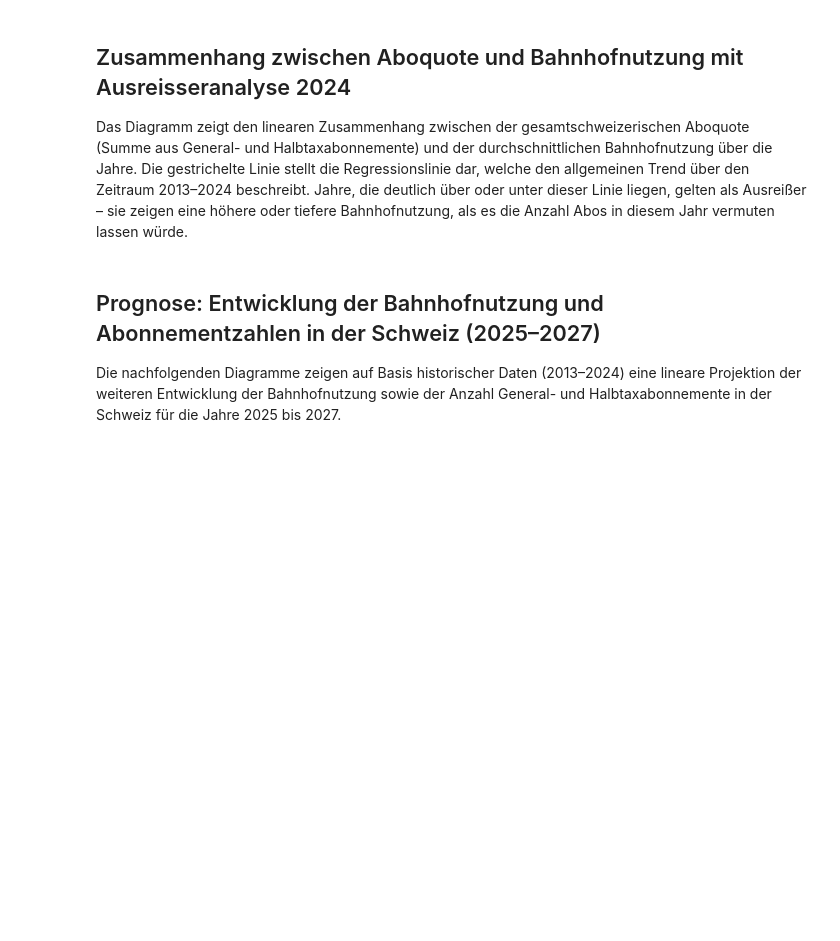
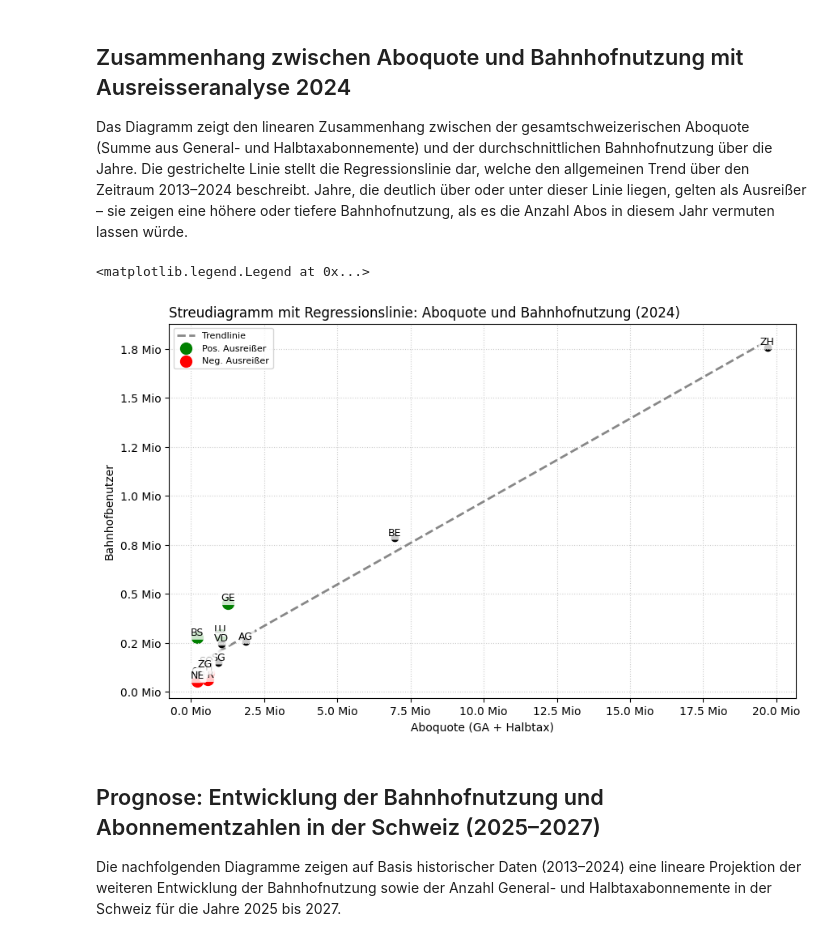
Before and after one commit to matwirabc/binaproject, a Jupyter notebook: zug/BINA.ipynb, the cells around one changed output. Cells and saved outputs as stored; diff of their text form; code cells hidden in the pictures; blank space fills up the shorter version.

```diff
--- a/zug/BINA.ipynb
+++ b/zug/BINA.ipynb
@@ -568,34 +591,37 @@ df_2024_agg["Abweichung"] = y - (m * x + b)
 top_pos = df_2024_agg.nlargest(3, "Abweichung")
 top_neg = df_2024_agg.nsmallest(3, "Abweichung")
 
 # Plot erstellen
 fig, ax = plt.subplots(figsize=(10, 6))
 ax.scatter(x, y, color="#000000")
 
 # Labels für Kantone
 for _, row in df_2024_agg.iterrows():
     ax.text(row["Aboquote"], row["Anzahl Bahnhofbenutzer"], row["Kanton"],
             fontsize=9, ha='center', va='bottom',
             bbox=dict(boxstyle="round,pad=0.2", facecolor="white", edgecolor="none", alpha=0.8))
 
 # Regressionslinie
 ax.plot(x_vals, y_vals, color="#888888", linestyle="--", linewidth=2, label="Trendlinie")
 
 # Ausreißer markieren
 ax.scatter(top_pos["Aboquote"], top_pos["Anzahl Bahnhofbenutzer"], color="green", s=100, label="Pos. Ausreißer")
 ax.scatter(top_neg["Aboquote"], top_neg["Anzahl Bahnhofbenutzer"], color="red", s=100, label="Neg. Ausreißer")
 
 # Achsenformatierung
 ax.xaxis.set_major_formatter(mtick.FuncFormatter(lambda x, _: f"{x/1e6:.1f} Mio"))
 ax.yaxis.set_major_formatter(mtick.FuncFormatter(lambda y, _: f"{y/1e6:.1f} Mio"))
 
 # Layout
-ax.set_title("Zusammenhang zwischen Aboquote und Bahnhofnutzung mit Ausreißeranalyse (2024)", loc='left')
+ax.set_title("Streudiagramm mit Regressionslinie: Aboquote und Bahnhofnutzung (2024)", loc='left')
 ax.set_xlabel("Aboquote (GA + Halbtax)")
 ax.set_ylabel("Bahnhofbenutzer")
 ax.grid(True, linestyle=":", color="#cccccc")
 ax.set_facecolor("white")
 ax.legend(fontsize=8, loc="upper left")
+# %% [output]
+<matplotlib.legend.Legend at 0x...>
+[figure, added]
 # %% [markdown]
 ## Prognose: Entwicklung der Bahnhofnutzung und Abonnementzahlen in der Schweiz (2025–2027)
 Die nachfolgenden Diagramme zeigen auf Basis historischer Daten (2013–2024) eine lineare Projektion der weiteren Entwicklung der Bahnhofnutzung sowie der Anzahl General- und Halbtaxabonnemente in der Schweiz für die Jahre 2025 bis 2027.
```
Also changed, not shown: parts of 5 cells of this notebook.
